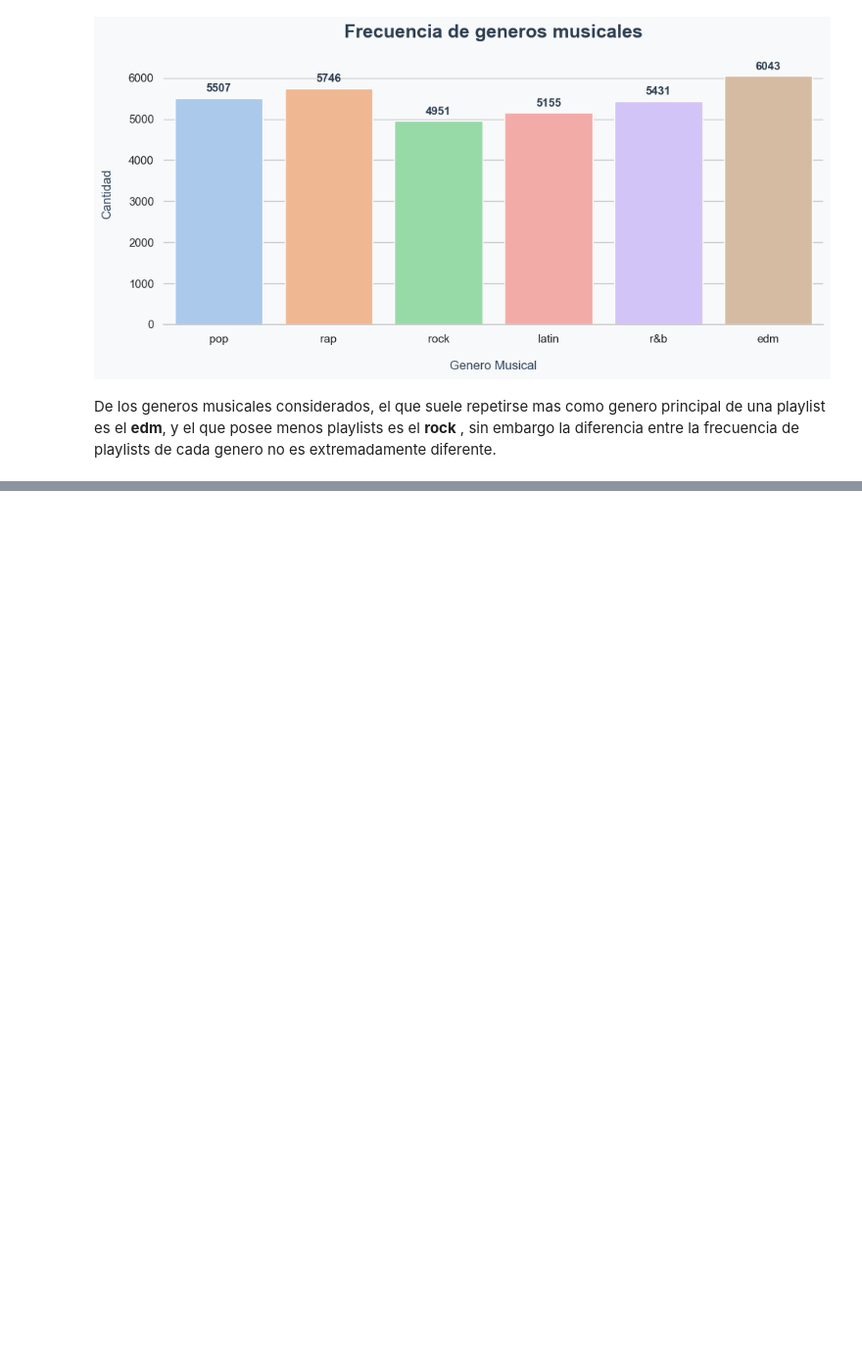
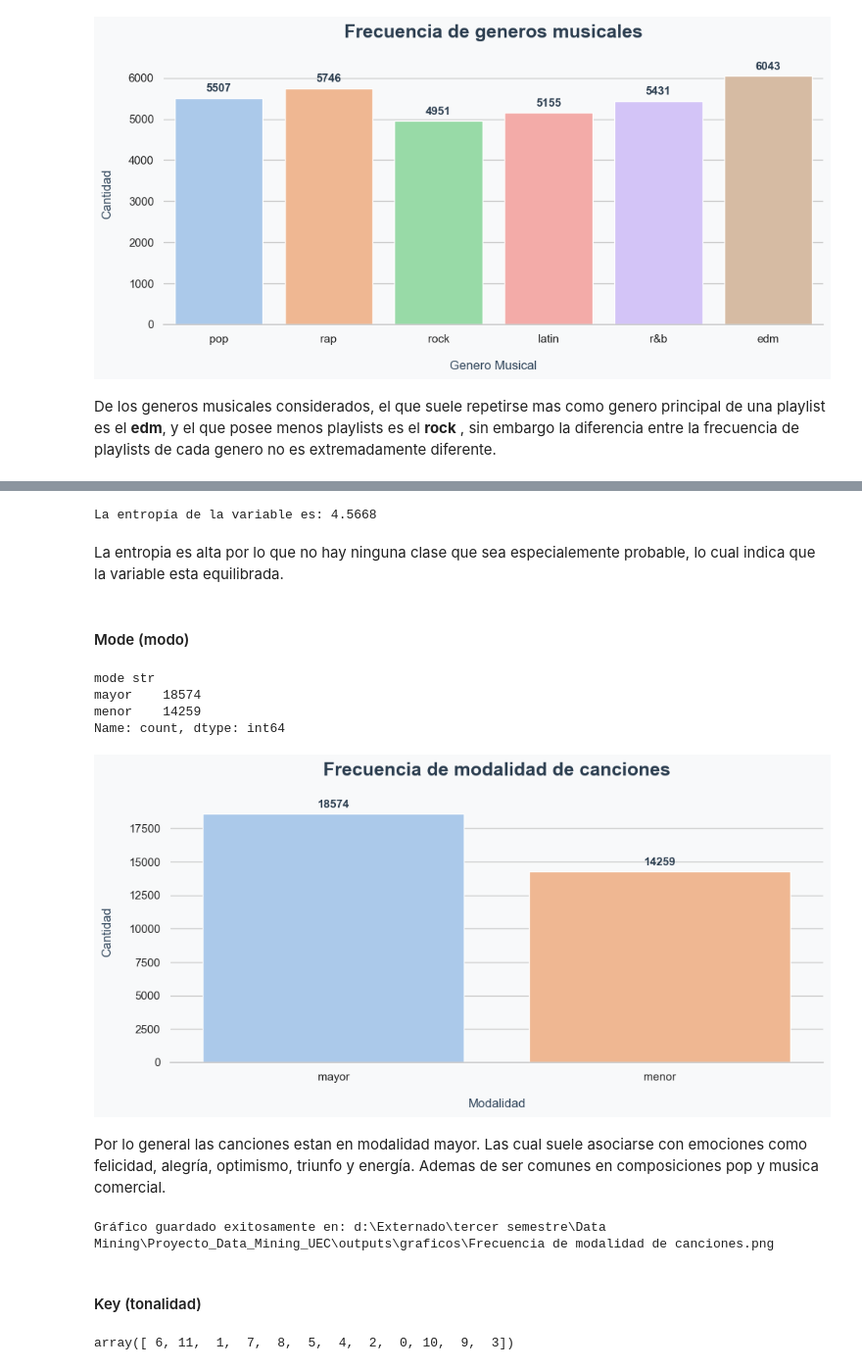
Before and after one commit to juanpablocarrillohortua/Proyecto_Data_Mining_UEC, a Jupyter notebook: notebooks/EDA_&_1st_part_notebook.ipynb, the cells around one changed output, grey strips where cells are left out. Shown at 98% size. Drawn from its saved outputs; the diff is of its cells as text; code cells hidden in the pictures; blank space fills up the shorter version.

Commit message:
Finalizacion de el analisis univariado de variables categoricas

```diff
--- a/notebooks/EDA_&_1st_part_notebook.ipynb
+++ b/notebooks/EDA_&_1st_part_notebook.ipynb
@@ -253,0 +294,45 @@ De los generos musicales considerados, el que suele repetirse mas como genero pr
+# %%
+def entropia(var):
+    conteos = df[var].value_counts()
+
+    probabilidades = conteos / conteos.sum()
+
+    ent = stats.entropy(probabilidades, base=2)
+
+    print(f"La entropía de la variable es: {ent:.4f} ")
+
+entropia('playlist_subgenre')
+# %% [output]
+La entropía de la variable es: 4.5668
+# %% [markdown]
+La entropia es alta por lo que no hay ninguna clase que sea especialemente probable, lo cual indica que la variable esta equilibrada.
+# %% [markdown]
+#### Mode (modo)
+# %%
+modos = {0:'menor',
+         1: 'mayor'}
+
+df['mode str'] = df['mode'].map(modos)
+# %%
+df['mode str'].value_counts()
+# %% [output]
+mode str
+mayor    18574
+menor    14259
+Name: count, dtype: int64
+# %%
+graficas.barplot_discreto(df, "mode str", titulo="Frecuencia de modalidad de canciones", etiqueta_x="Modalidad", order=False)
+# %% [output]
+[figure, added]
+# %% [markdown]
+Por lo general las canciones estan en modalidad mayor. Las cual suele asociarse con emociones como felicidad, alegría, optimismo, triunfo y energía. Ademas de ser comunes en composiciones pop y musica comercial.
+# %%
+graficas.guardar_grafico("Frecuencia de modalidad de canciones")
+# %% [output]
+Gráfico guardado exitosamente en: d:\Externado\tercer semestre\Data Mining\Proyecto_Data_Mining_UEC\outputs\graficos\Frecuencia de modalidad de canciones.png
+# %% [markdown]
+#### Key (tonalidad)
+# %%
+df['key'].unique()
+# %% [output]
+array([ 6, 11,  1,  7,  8,  5,  4,  2,  0, 10,  9,  3])
```
Also changed, not shown: parts of 10 cells of this notebook, 4 other files.
